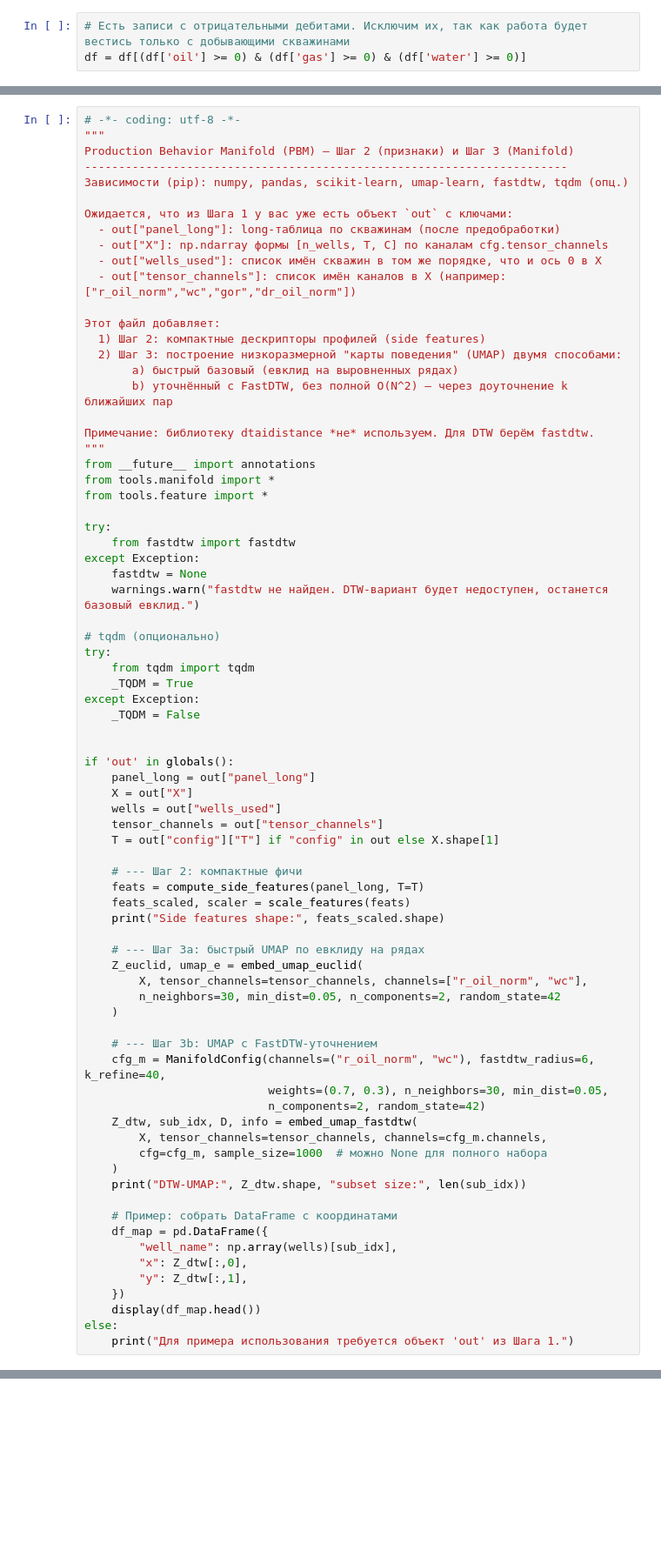
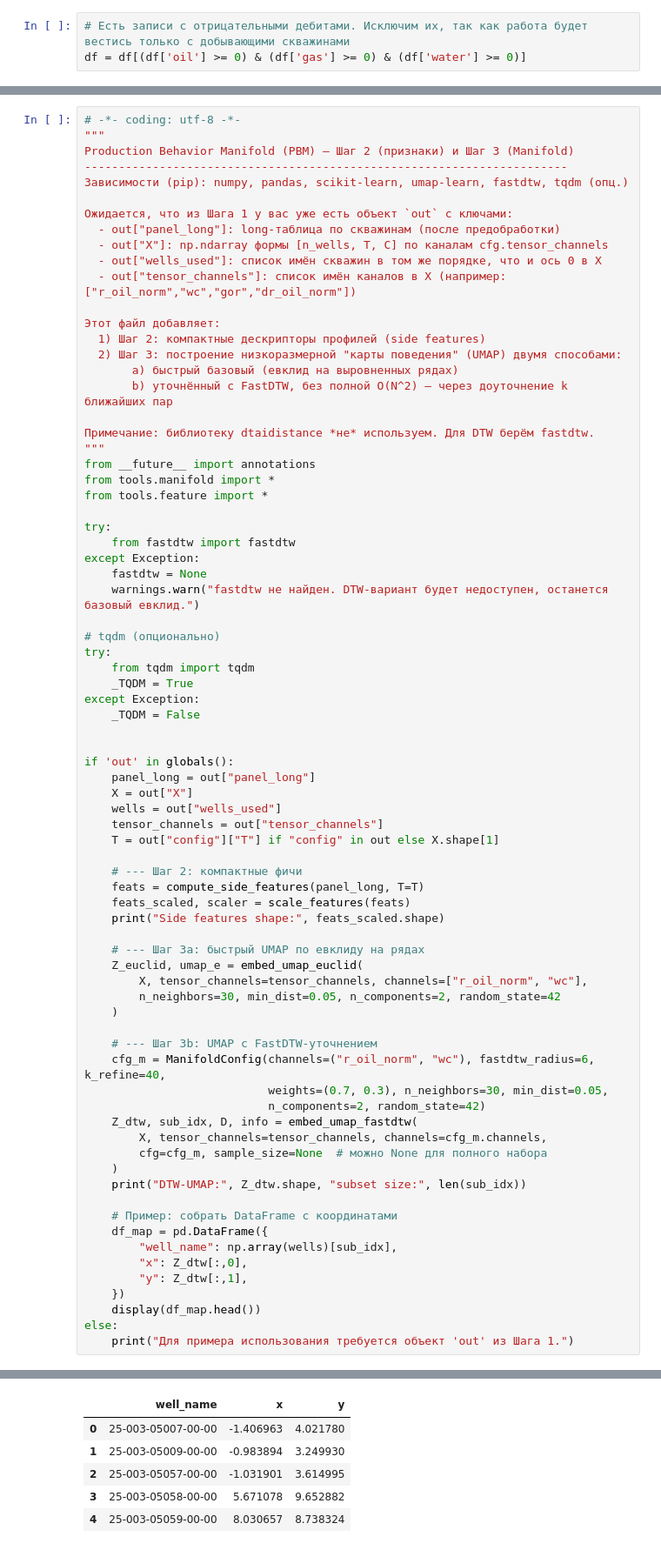
Before and after one commit to ggerasimchuk/manifold_learning, a Jupyter notebook: manifold_learning_v3_with_forecast.ipynb, the cells around one changed output, grey strips where cells are left out. Shown at 87% size. Saved outputs shown, nothing was run; the diff lists cells and outputs as text; blank space fills up the shorter version.

```diff
--- a/manifold_learning_v3_with_forecast.ipynb
+++ b/manifold_learning_v3_with_forecast.ipynb
@@ -163,7 +163,7 @@ if 'out' in globals():
                            n_components=2, random_state=42)
     Z_dtw, sub_idx, D, info = embed_umap_fastdtw(
         X, tensor_channels=tensor_channels, channels=cfg_m.channels,
-        cfg=cfg_m, sample_size=1000  # можно None для полного набора
+        cfg=cfg_m, sample_size=None  # можно None для полного набора
     )
     print("DTW-UMAP:", Z_dtw.shape, "subset size:", len(sub_idx))
 
@@ -183,3 +182,9 @@ Side features shape: (2142, 16)
+|  | well_name | x | y |
+| 0 | 25-003-05007-00-00 | -1.406963 | 4.021780 |
+| 1 | 25-003-05009-00-00 | -0.983894 | 3.249930 |
+| 2 | 25-003-05057-00-00 | -1.031901 | 3.614995 |
+| 3 | 25-003-05058-00-00 | 5.671078 | 9.652882 |
+| 4 | 25-003-05059-00-00 | 8.030657 | 8.738324 |
 # %%
 from tools.clustering import *
 
```
Also changed, not shown: parts of 10 cells of this notebook, 2 other files.
